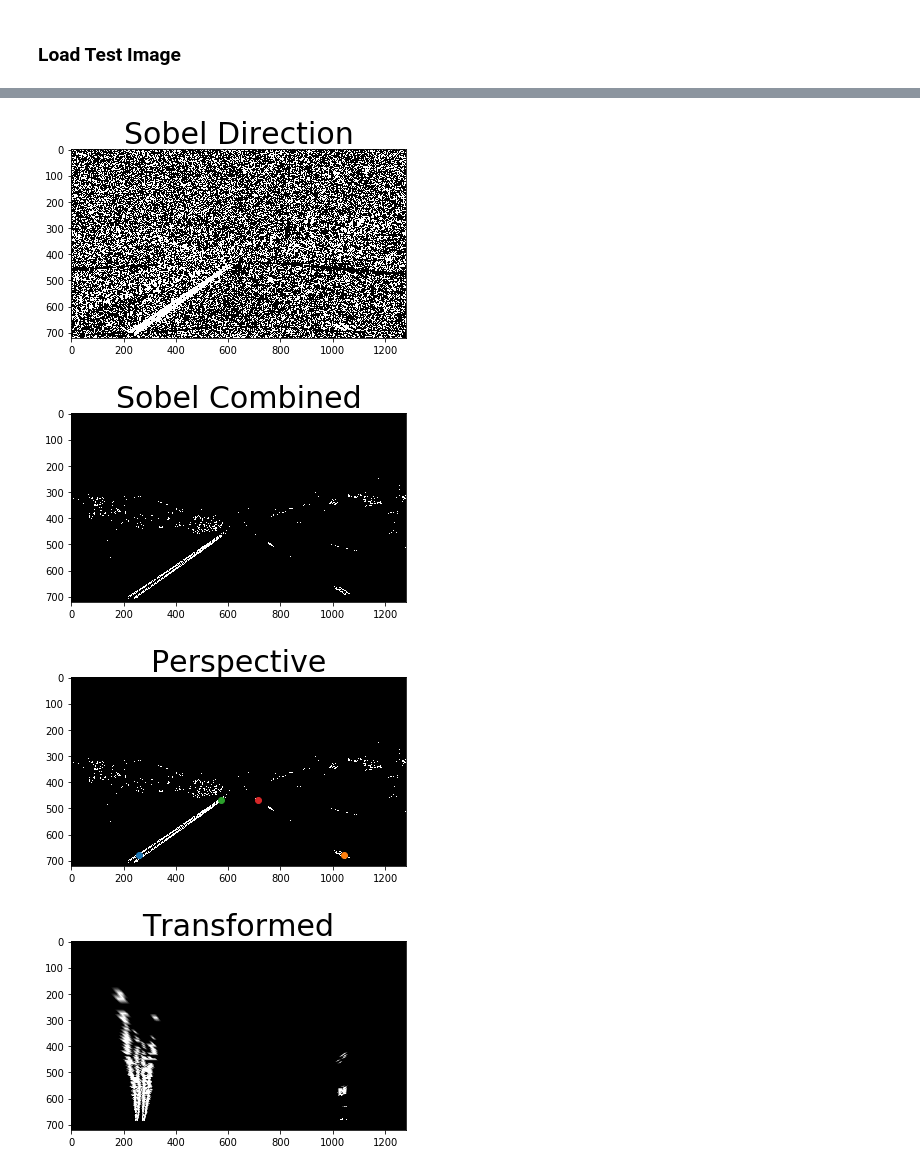
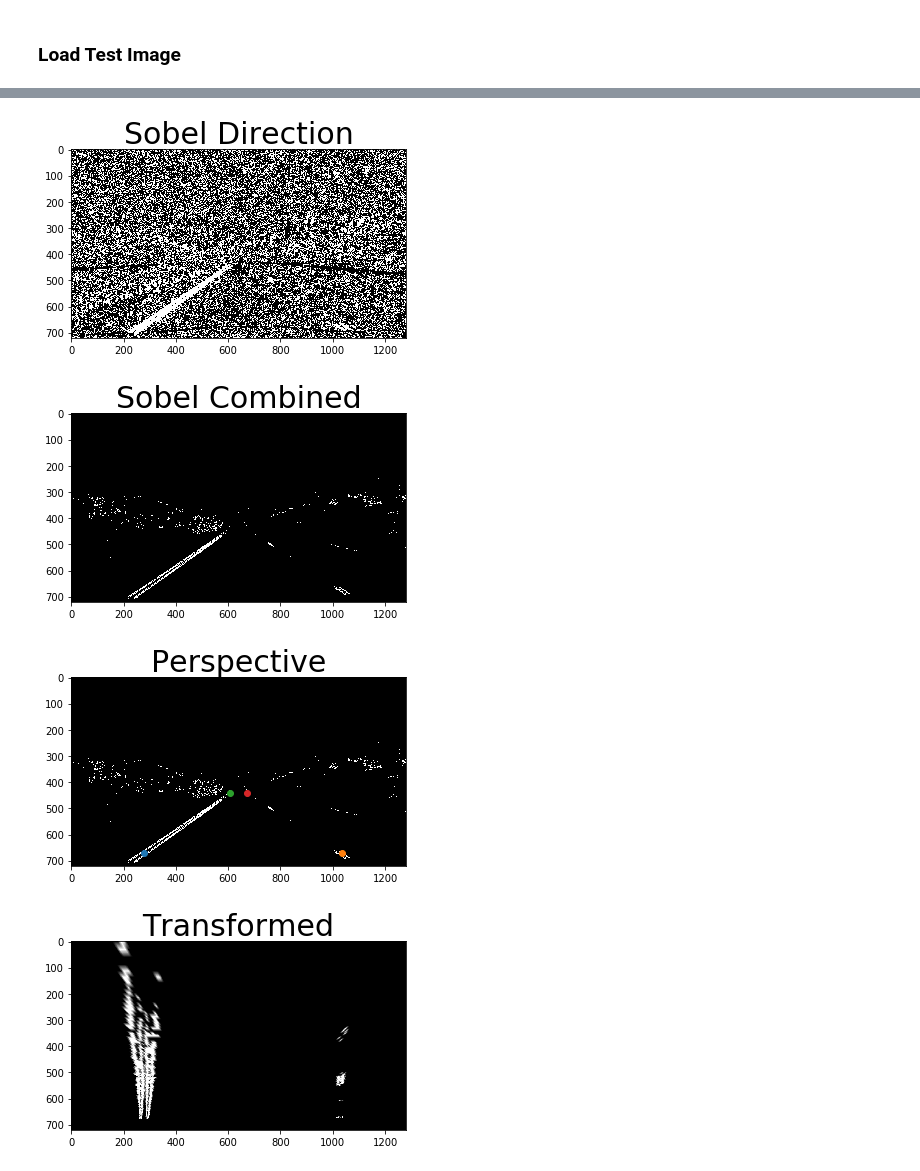
Before and after one commit to Maesla/Advanced-Lane-Lines, a Jupyter notebook: advance_lane_lines.ipynb, the cells around one changed output, grey strips where cells are left out. Drawn from its saved outputs; the diff is of its cells as text; code cells hidden in the pictures.

```diff
--- a/advance_lane_lines.ipynb
+++ b/advance_lane_lines.ipynb
@@ -227,34 +227,35 @@ plot_image(1,undistorted_img, 'Undistorted', mode = 'BGR')
 color_threshold = to_saturation(undistorted_img)
 plot_image(1,color_threshold, 'Color Threshold', mode = 'GRAY')
 
 sobel = sobel_thresh(color_threshold, orient='x', sobel_kernel=3, thresh=(30, 100))
 
 plot_image(2,sobel, 'Sobel', mode = 'GRAY')
 
 sobel_mag = sobel_magnitude(color_threshold, sobel_kernel=3, mag_thresh=(30, 100))
 plot_image(3,sobel_mag, 'Sobel Magnitude', mode = 'GRAY')
 
 
 sobel_dir = sobel_direction(color_threshold, sobel_kernel=15, thresh=(0.7, 1.3))
 plot_image(4,sobel_dir, 'Sobel Direction', mode = 'GRAY')
 
 sobel_comb = sobel_combined(color_threshold)
 plot_image(5,sobel_comb, 'Sobel Combined', mode = 'GRAY')
 
-p = [[260,680],[1042, 680],[571,467],[713,467]]
+p = [[280,670],[1034, 670],[607,443],[673,443]]
+
 plot_image(6,sobel_comb, 'Perspective', mode = 'GRAY', points = p)
 
 src = np.float32(p)
-dest = np.float32([[260,680],[1042, 680],[260,467],[1042,467]])
+dest = np.float32([[280,670],[1034, 670],[280,0],[1034,0]])
 
 perspective_trasformed = perspective_transform(sobel_comb, src, dest)
 plot_image(7,perspective_trasformed, 'Transformed', mode = 'GRAY')
 # %% [output]
 [figure]
 [figure]
 [figure]
 [figure]
 [figure]
 [figure]
-[figure, old version]
+[figure, new version]
-[figure, old version]
+[figure, new version]
```
